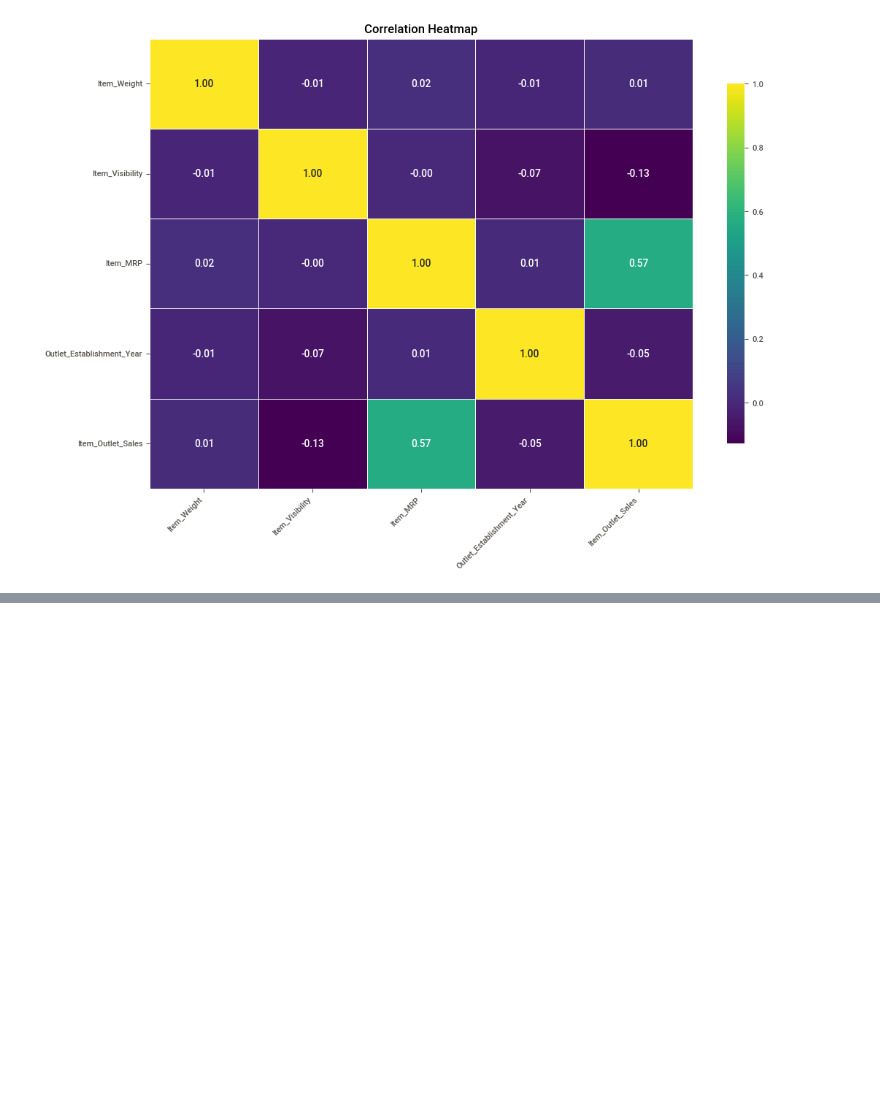
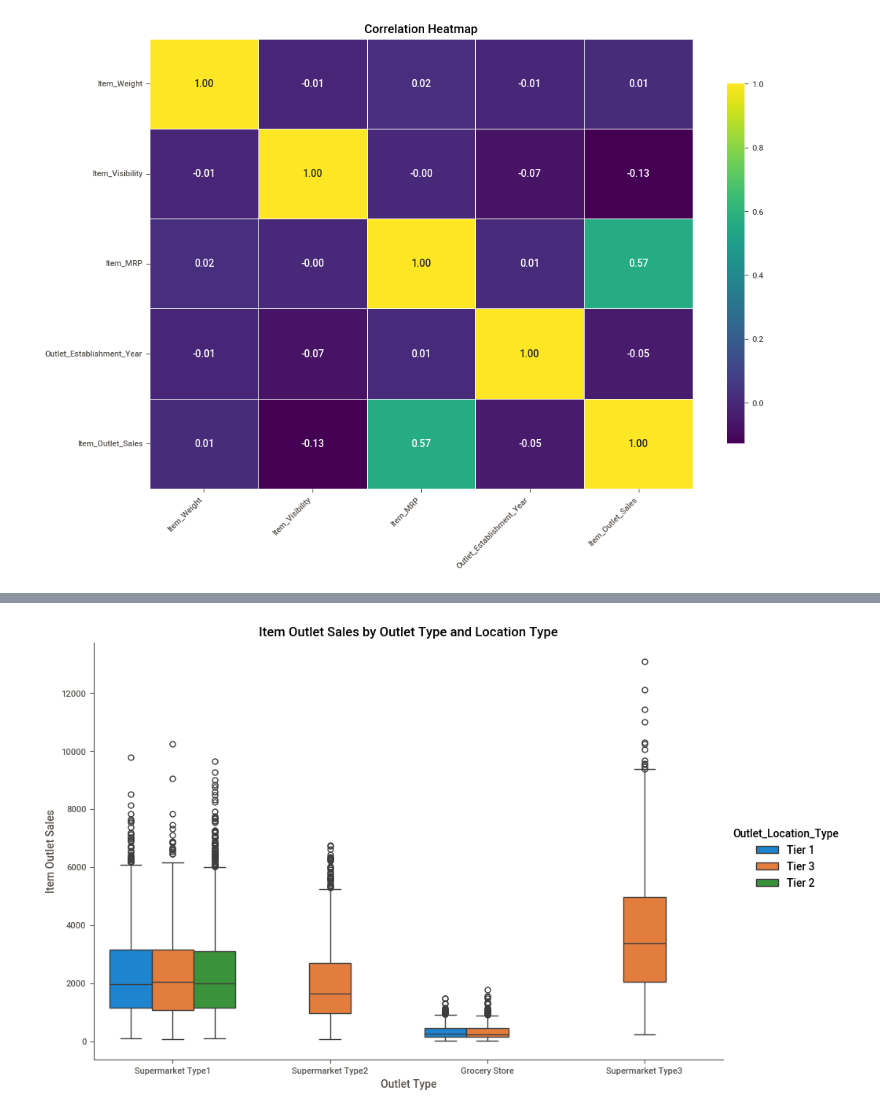
Before and after one commit to uttkarshagupta/Sales-Performance-Customer-Segmentation-using-End-to-End-Data-Analysis-and-machine-learning-project, a Jupyter notebook: Sales_Prediction.ipynb, the cells around one changed output, grey strips where cells are left out. Cells and saved outputs as stored; diff of their text form; code cells hidden in the pictures; blank space fills up the shorter version.

```diff
--- a/Sales_Prediction.ipynb
+++ b/Sales_Prediction.ipynb
@@ -310,0 +326,9 @@ fig.show()
+# %%
+# Catplot for 'Item_Outlet_Sales' by 'Outlet_Type' and 'Outlet_Location_Type'
+sns.catplot(data=df_Train, x='Outlet_Type', y='Item_Outlet_Sales', hue='Outlet_Location_Type', kind='box', height=6, aspect=1.5)
+plt.title('Item Outlet Sales by Outlet Type and Location Type')
+plt.xlabel('Outlet Type')
+plt.ylabel('Item Outlet Sales')
+plt.show()
+# %% [output]
+[figure, added]
```
Also changed, not shown: parts of 23 cells of this notebook.
